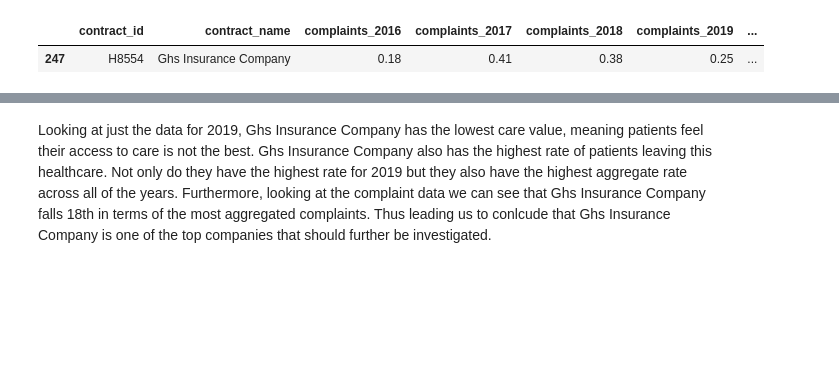
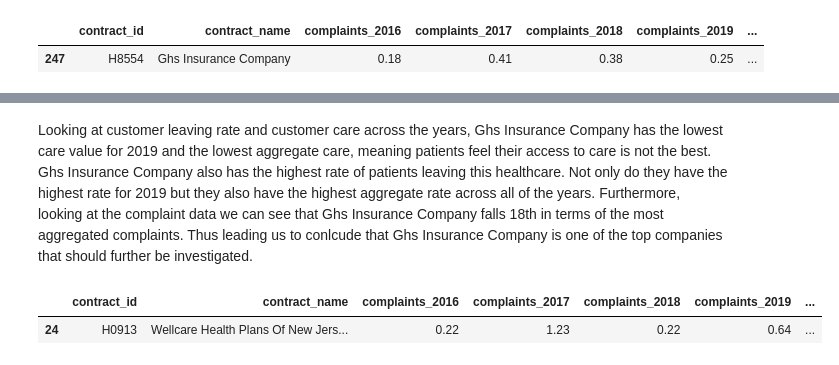
Before and after one commit to kassandratrejo/StatsForecast, a Jupyter notebook: Emendata.ipynb, the cells around one changed output, grey strips where cells are left out. Drawn from its saved outputs; the diff is of its cells as text; code cells hidden in the pictures; blank space fills up the shorter version.

Commit message:
top two companies

```diff
--- a/Emendata.ipynb
+++ b/Emendata.ipynb
@@ -381,2 +368,7 @@ sorted_leave_data[sorted_leave_data['contract_name'] == 'Ghs Insurance Company']
 # %% [markdown]
-Looking at just the data for 2019, Ghs Insurance Company has the lowest care value, meaning patients feel their access to care is not the best. Ghs Insurance Company also has the highest rate of patients leaving this healthcare. Not only do they have the highest rate for 2019 but they also have the highest aggregate rate across all of the years. Furthermore, looking at the complaint data we can see that Ghs Insurance Company falls 18th in terms of the most aggregated complaints. Thus leading us to conlcude that Ghs Insurance Company is one of the top companies that should further be investigated.
+Looking at customer leaving rate and customer care across the years, Ghs Insurance Company has the lowest care value for 2019 and the lowest aggregate care, meaning patients feel their access to care is not the best. Ghs Insurance Company also has the highest rate of patients leaving this healthcare. Not only do they have the highest rate for 2019 but they also have the highest aggregate rate across all of the years. Furthermore, looking at the complaint data we can see that Ghs Insurance Company falls 18th in terms of the most aggregated complaints. Thus leading us to conlcude that Ghs Insurance Company is one of the top companies that should further be investigated.
+# %%
+data[data['contract_name'] == 'Wellcare Health Plans Of New Jersey, Inc.']
+# %% [output]
+|  | contract_id | contract_name | complaints_2016 | complaints_2017 | complaints_2018 | complaints_2019 | ... |
+| 24 | H0913 | Wellcare Health Plans Of New Jers... | 0.22 | 1.23 | 0.22 | 0.64 | ... |
```
Also changed, not shown: parts of 19 cells of this notebook.
